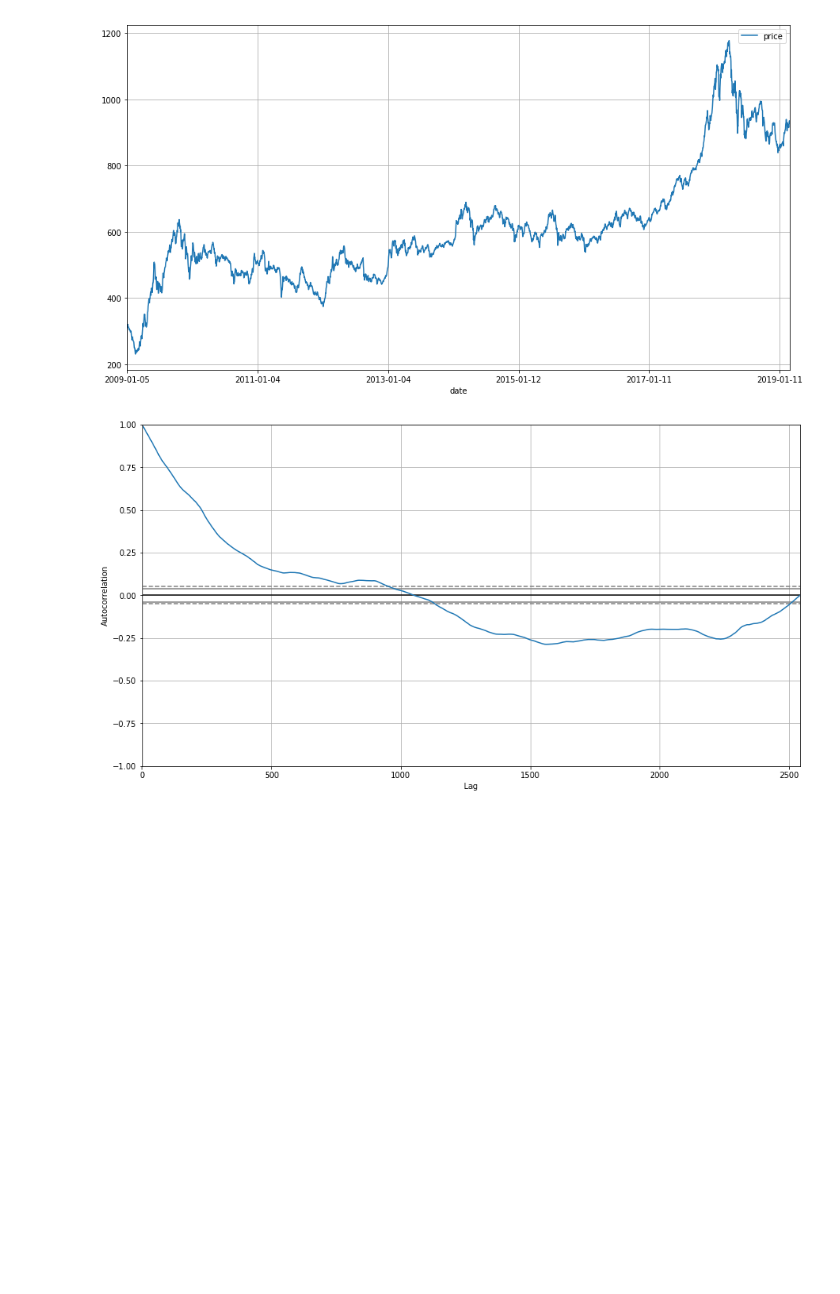
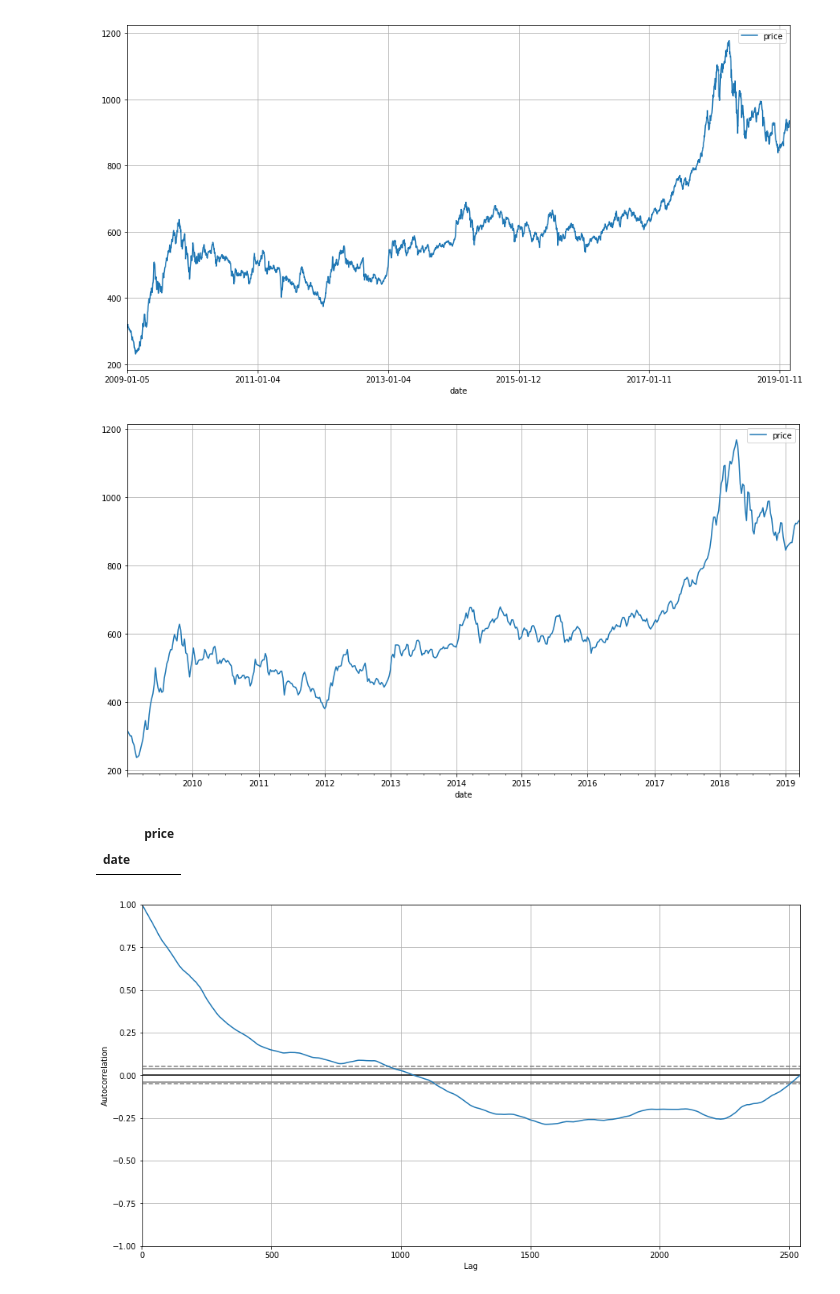
Before and after one commit to thanhphuong163/ForecastingStockPrice_thesis, a Jupyter notebook: research.ipynb, the cells around one changed output. Saved outputs shown, nothing was run; the diff lists cells and outputs as text; code cells hidden in the pictures; blank space fills up the shorter version.

```diff
--- a/research.ipynb
+++ b/research.ipynb
@@ -19,6 +24,18 @@ data.plot(figsize=(15,8), grid=True)
 plt.show()
 # %% [output]
 [figure]
+# %%
+offset = pd.offsets.timedelta(days=-6)
+weekly_data = data.resample('W-FRI').mean().fillna(method='ffill')
+weekly_data.plot(figsize=(15,8), grid=True)
+plt.show()
+# %% [output]
+[figure, added]
+# %%
+weekly_data[weekly_data['price'] == np.nan]
+# %% [output]
+|  | price |
+| date |  |
 # %%
 plt.figure(figsize=(15,8))
 autocorrelation_plot(data)
```
Also changed, not shown: parts of 8 cells of this notebook, 4 other files.
